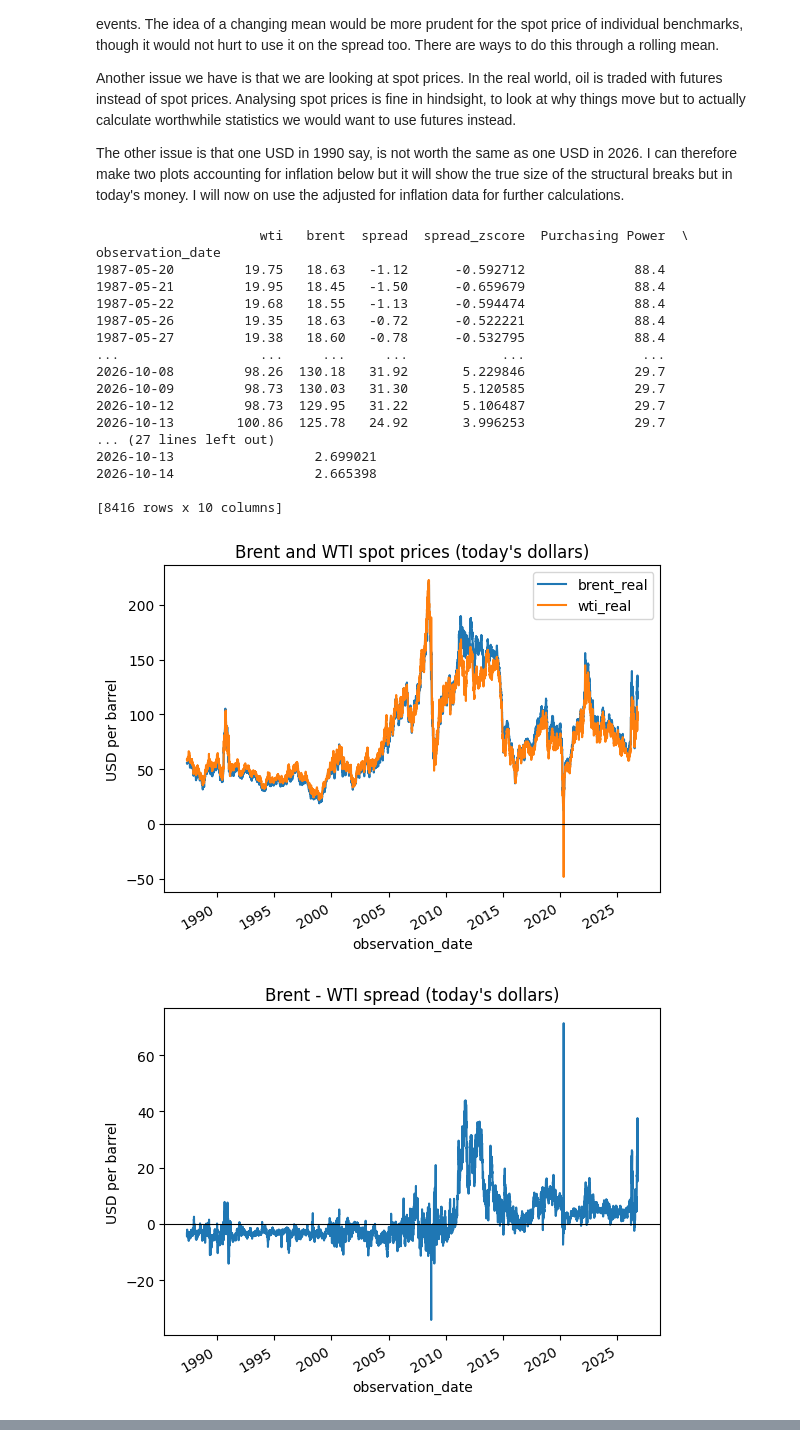
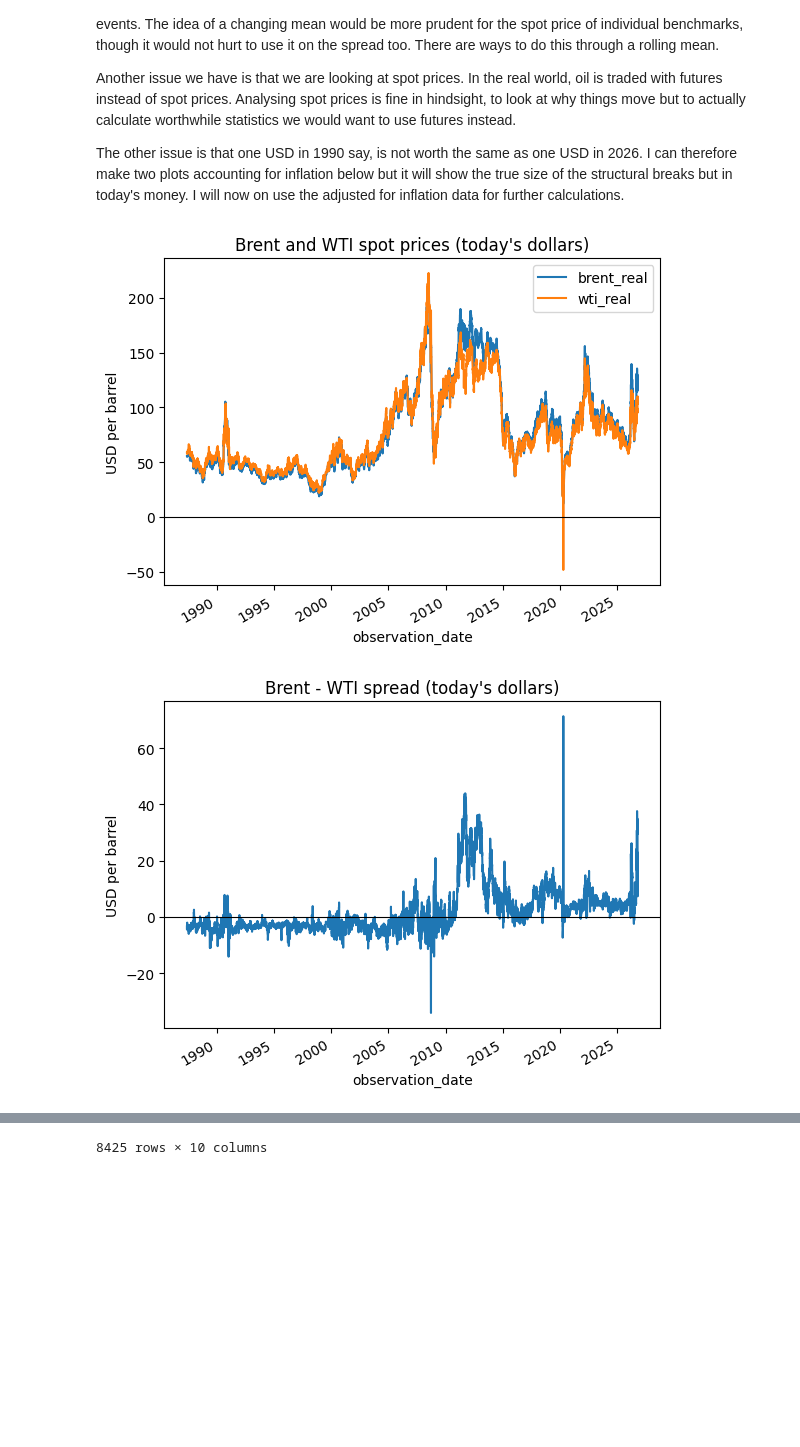
Before and after one commit to Seamuscs/Brent-and-WTI-spread-analysis, a Jupyter notebook: Part_I_History_and_basic_analysis_of_crude_oil_spot_prices.ipynb, the cells around one changed output, grey strips where cells are left out. Saved outputs shown, nothing was run; the diff lists cells and outputs as text; code cells hidden in the pictures; blank space fills up the shorter version.

```diff
--- a/Part_I_History_and_basic_analysis_of_crude_oil_spot_prices.ipynb
+++ b/Part_I_History_and_basic_analysis_of_crude_oil_spot_prices.ipynb
@@ -120,49 +120,33 @@ The spread shows us the difference in price between the two oil benchmarks. Most
 # %%
 url_1 = "https://fred.stlouisfed.org/graph/fredgraph.csv?id=CUUR0000SA0R"
 PP = pd.read_csv(url_1, index_col=0, parse_dates=True)
 PP.columns = ["Purchasing Power"]
 
 # spread each monthly value across the days of that month
 df["Purchasing Power"] = PP["Purchasing Power"].reindex(df.index, method="ffill")
 df["Conversion Rate"] = df["Purchasing Power"] / df["Purchasing Power"].iloc[-1]
 
 # real (today's dollars) columns, keeping the nominal ones
 df["wti_real"] = df["wti"] * df["Conversion Rate"]
 df["brent_real"] = df["brent"] * df["Conversion Rate"]
 df["spread_real"] = df["brent_real"] - df["wti_real"]
 
 useful_ad = df["spread_real"].describe()
 df["spread_zscore_real"] = (df["spread_real"] - useful_ad["mean"]) / useful_ad["std"]
-print(df)
 
 dx = df[["brent_real", "wti_real"]].plot()
 dx.set_title("Brent and WTI spot prices (today's dollars)")
 dx.set_ylabel("USD per barrel")
 dx.axhline(0, color="black", linewidth=0.8)
 plt.show()
 
 cx = df["spread_real"].plot()
 cx.set_title("Brent - WTI spread (today's dollars)")
 cx.set_ylabel("USD per barrel")
 cx.axhline(0, color="black", linewidth=0.8)
 plt.show()
+
+df
 # %% [output]
-                     wti   brent  spread  spread_zscore  Purchasing Power  \
-observation_date
-1987-05-20         19.75   18.63   -1.12      -0.592712              88.4
-1987-05-21         19.95   18.45   -1.50      -0.659679              88.4
-1987-05-22         19.68   18.55   -1.13      -0.594474              88.4
-1987-05-26         19.35   18.63   -0.72      -0.522221              88.4
-1987-05-27         19.38   18.60   -0.78      -0.532795              88.4
-...                  ...     ...     ...            ...               ...
-2026-10-08         98.26  130.18   31.92       5.229846              29.7
-2026-10-09         98.73  130.03   31.30       5.120585              29.7
-2026-10-12         98.73  129.95   31.22       5.106487              29.7
-2026-10-13        100.86  125.78   24.92       3.996253              29.7
-... (27 lines left out)
-2026-10-13                  2.699021
-2026-10-14                  2.665398
-
-[8416 rows x 10 columns]
-[figure, old version]
+[figure, new version]
 [figure]
@@ -168,0 +166 @@ observation_date
+8425 rows × 10 columns
```
Also changed, not shown: parts of 14 cells of this notebook.
